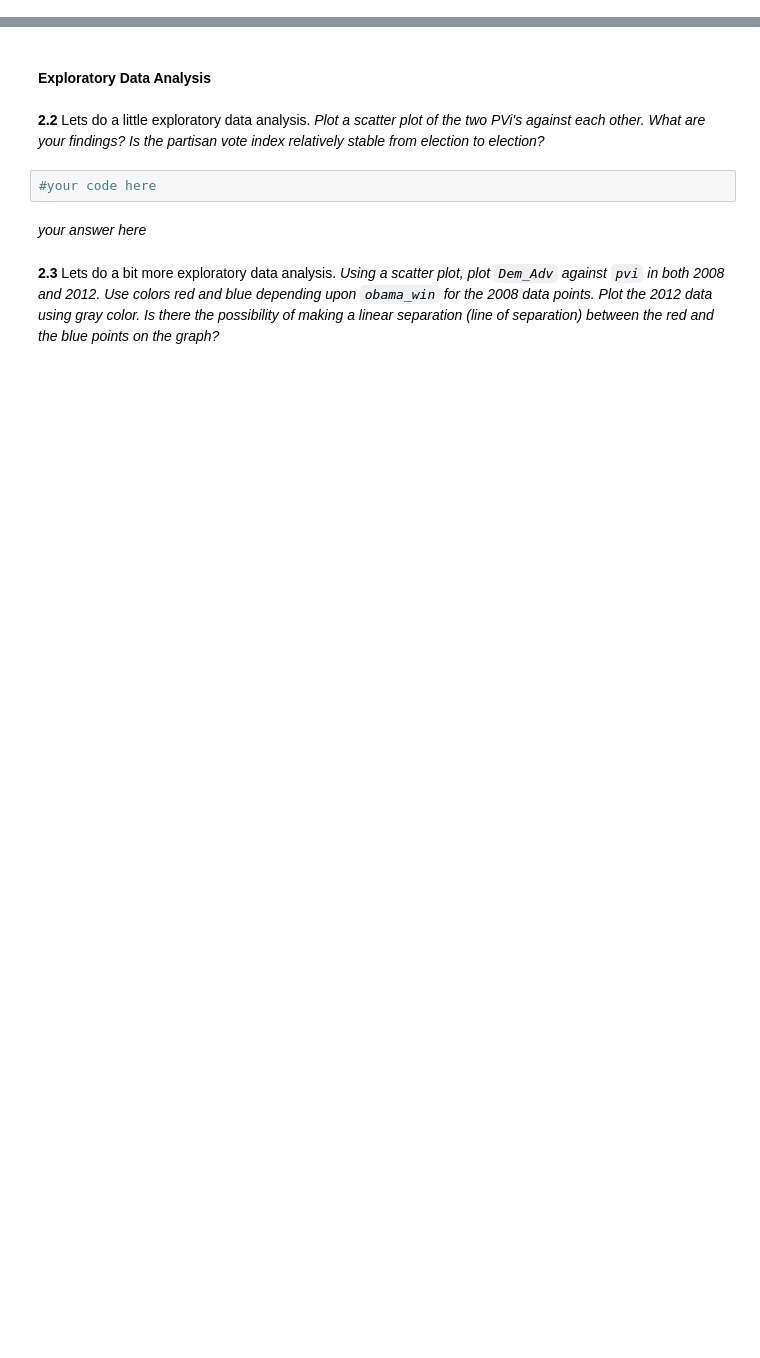
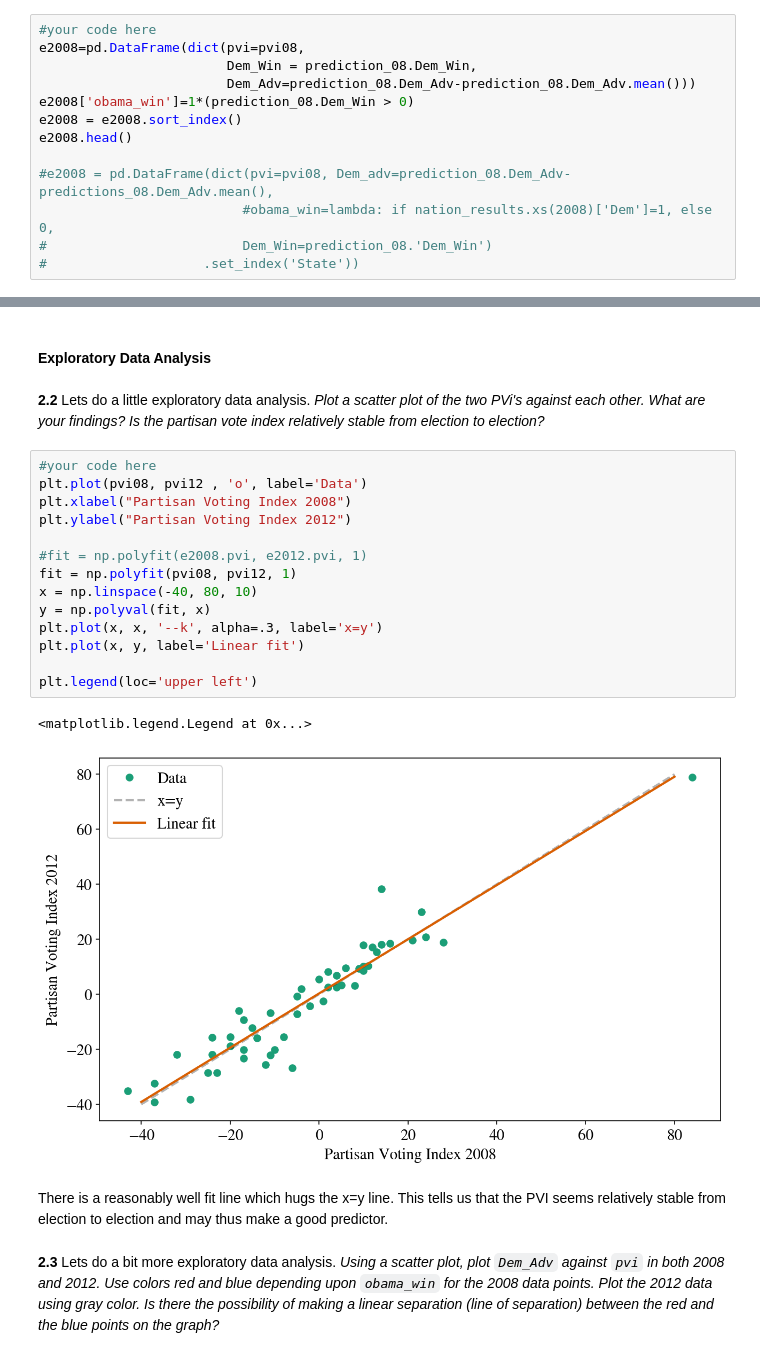
Before and after one commit to susan175/content, a Jupyter notebook: HW2.ipynb, the cells around one changed output, grey strips where cells are left out. Drawn from its saved outputs; the diff is of its cells as text; blank space fills up the shorter version.

```diff
--- a/HW2.ipynb
+++ b/HW2.ipynb
@@ -825,0 +846,13 @@ pvi08.head()
+# %%
+#your code here
+e2008=pd.DataFrame(dict(pvi=pvi08,
+                        Dem_Win = prediction_08.Dem_Win,
+                        Dem_Adv=prediction_08.Dem_Adv-prediction_08.Dem_Adv.mean()))
+e2008['obama_win']=1*(prediction_08.Dem_Win > 0)
+e2008 = e2008.sort_index()
+e2008.head()
+
+#e2008 = pd.DataFrame(dict(pvi=pvi08, Dem_adv=prediction_08.Dem_Adv-predictions_08.Dem_Adv.mean(),
+                          #obama_win=lambda: if nation_results.xs(2008)['Dem']=1, else 0,
+#                         Dem_Win=prediction_08.'Dem_Win')
+#                    .set_index('State'))
@@ -841,9 +898,24 @@ results2012.head()
 #### Exploratory Data Analysis
 # %% [markdown]
 **2.2** Lets do a little exploratory data analysis. *Plot a scatter plot of the two PVi's against each other. What are your findings? Is the partisan vote index relatively stable from election to election?*
-# %%
-#your code here
-# %% [markdown]
-*your answer here*
+# %%
+#your code here
+plt.plot(pvi08, pvi12 , 'o', label='Data')
+plt.xlabel("Partisan Voting Index 2008")
+plt.ylabel("Partisan Voting Index 2012")
+
+#fit = np.polyfit(e2008.pvi, e2012.pvi, 1)
+fit = np.polyfit(pvi08, pvi12, 1)
+x = np.linspace(-40, 80, 10)
+y = np.polyval(fit, x)
+plt.plot(x, x, '--k', alpha=.3, label='x=y')
+plt.plot(x, y, label='Linear fit')
+
+plt.legend(loc='upper left')
+# %% [output]
+<matplotlib.legend.Legend at 0x...>
+[figure, added]
+# %% [markdown]
+There is a reasonably well fit line which hugs the x=y line. This tells us that the PVI seems relatively stable from election to election and may thus make a good predictor.
 # %% [markdown]
 **2.3** Lets do a bit more exploratory data analysis. *Using a scatter plot, plot `Dem_Adv` against `pvi` in both 2008 and 2012. Use colors red and blue depending upon `obama_win` for the 2008 data points.  Plot the 2012 data using gray color. Is there the possibility of making a linear separation (line of separation) between the red and the blue points on the graph?*
```
Also changed, not shown: parts of 50 cells of this notebook.
